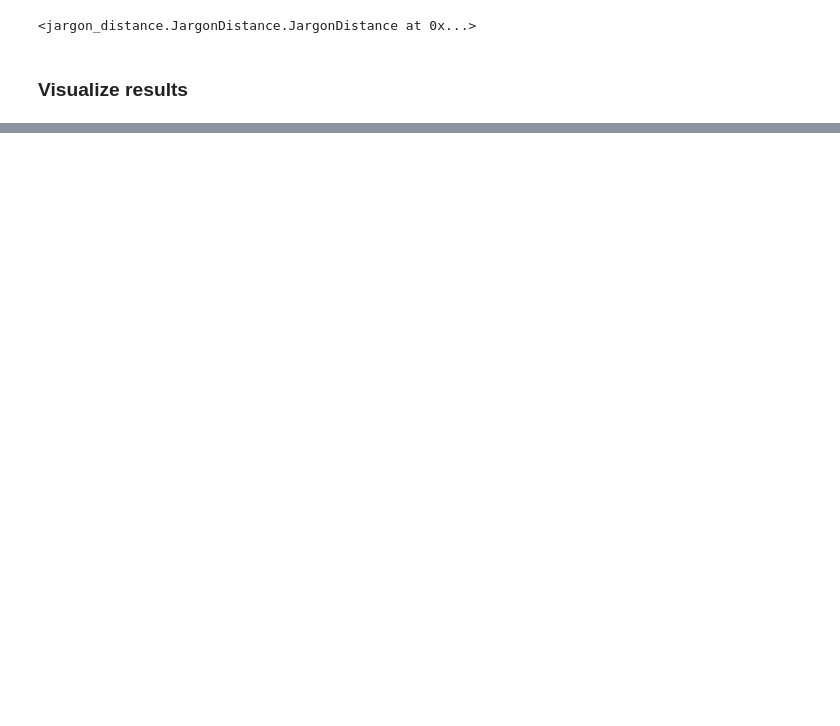
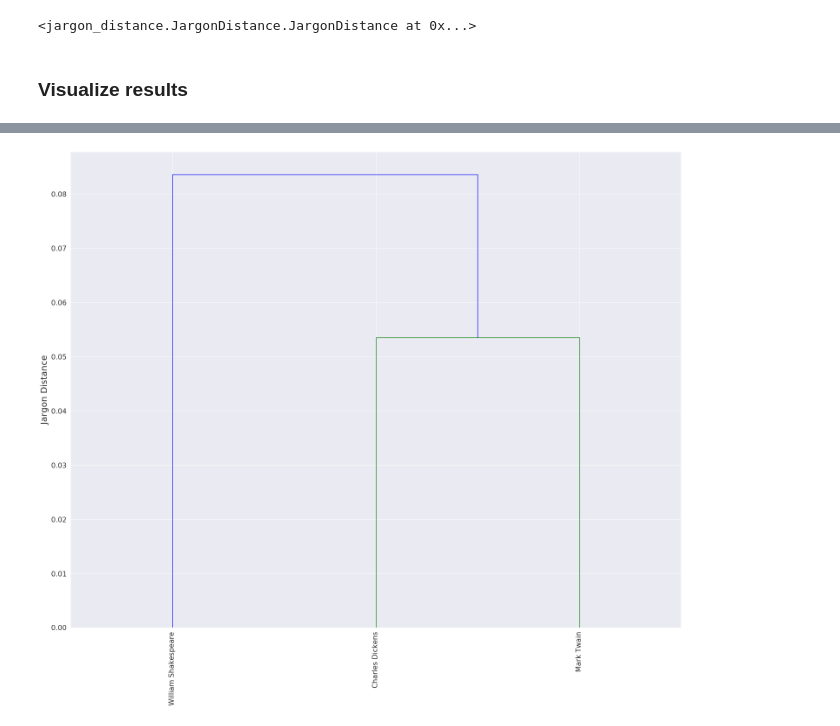
Before and after one commit to h1-the-swan/jargon_distance, a Jupyter notebook: demo.ipynb, the cells around one changed output, grey strips where cells are left out. Saved outputs shown, nothing was run; the diff lists cells and outputs as text; code cells hidden in the pictures; blank space fills up the shorter version.

```diff
--- a/demo.ipynb
+++ b/demo.ipynb
@@ -63,0 +72,5 @@ cm = ja.make_sns_clustermap(labels=ja.G_sym.nodes())
+# %%
+group_map = {}
+for title in term_count_dict.keys():
+    author = title.split(' - ')[0]
+    group_map[title] = author
@@ -63,0 +91,9 @@ cm = ja.make_sns_clustermap(labels=ja.G_sym.nodes())
+# %%
+ja2 = JargonDistanceAnalysis.from_object(j2)
+
+ja2.symmetrize_graph()
+# %%
+labels2 = list(ja2.G_sym.nodes())
+ja2.make_dendrogram(labels=labels2, show_plot=True, rotation=90.)
+# %% [output]
+[figure, added]
```
Also changed, not shown: parts of 16 cells of this notebook.
